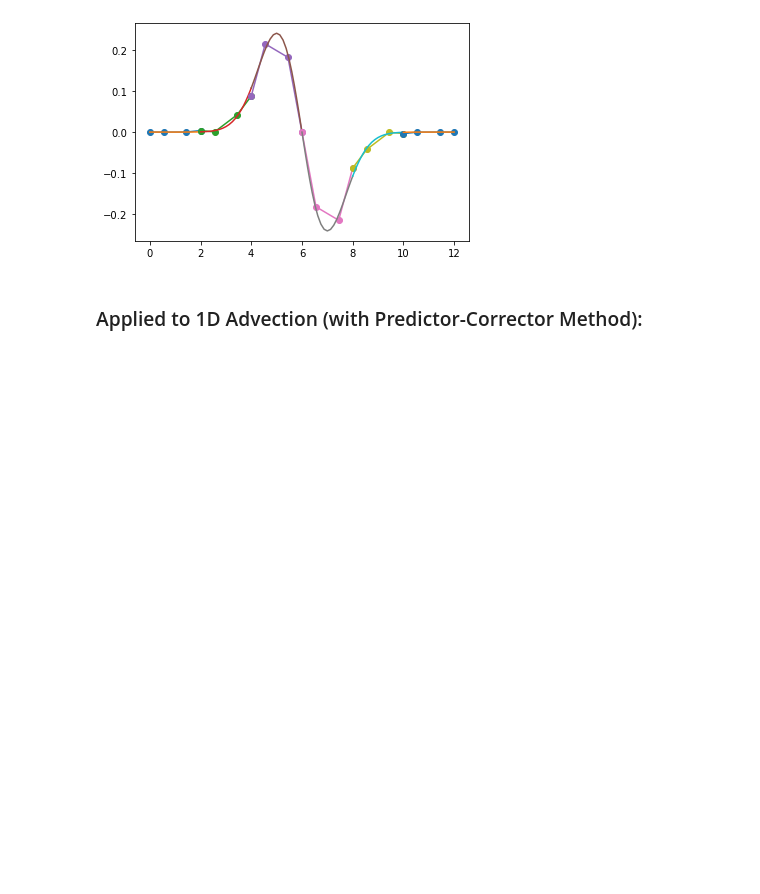
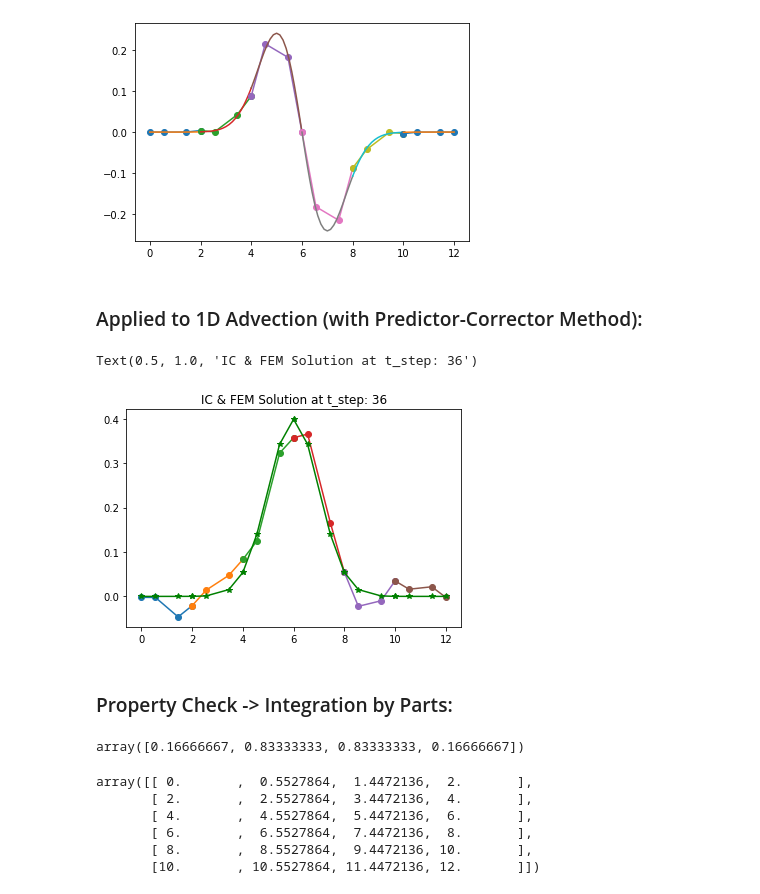
Before and after one commit to msingh1204/FEM, a Jupyter notebook: FEM_Multi.ipynb, the cells around one changed output. Saved outputs shown, nothing was run; the diff lists cells and outputs as text; code cells hidden in the pictures; blank space fills up the shorter version.

```diff
--- a/FEM_Multi.ipynb
+++ b/FEM_Multi.ipynb
@@ -212,24 +215,42 @@ u = init_Guassian(npts, (L/2), 1)
-# %%
-SEM_dx(array_in, ):
-
-    V1 = vandermonde(int_points[i], 'Legendre')
-    V2 = Ld_vandermonde(int_points[i])
-    D = return_D(V1, V2)
-    d_values = np.matmul(D, value_array[i].transpose())
+# %%
+# Compute the derivative matrix:
+def SEM_dx(npts, u):
+
+    u_out = np.zeros_like(u)
+
+    for j in np.arange(npts.shape[0]):
+        V1 = vandermonde(npts[j], 'Legendre')
+        V2 = Ld_vandermonde(npts[j])
+        D = return_D(V1, V2)
+
+        u_out[j] = np.matmul(D, u[j].transpose())
+
+    return(boundary_mean(u_out, u_out.shape[0]))
 # %%
-t_steps = 30
+t_steps = 36
 CFL = 0.10
-dt = CFL * (2 * dx)
+dt = 0.1
+
+u = init_Guassian(npts, (L/2), 1)
 
 for i in np.arange(0, t_steps, dt):
 
-    u_mid = np.zeros(x_steps)
-    u_n = np.zeros(x_steps)
+    u_mid = np.zeros_like(u)
+    u_n = np.zeros_like(u)
 
     # Half time step:
-    for j in np.arange(1, x_steps-1): # Loop over elements
-        u_mid[j] = u[j] + (((dt / dx) / 2) * SEM_dx(u, j, 0))
+    u_mid = u - ((dt / 2) * SEM_dx(npts, u))
+    # Full time step:
+    u_n = u - ((dt) * SEM_dx(npts, u_mid))
 
-    # Full time step:
-    for j in np.arange(1, x_steps-1):
-        u_n[j] = u[j] + (((dt / dx)) * (SEM_dx(u_mid, j, 0)))
+    # Prepare for the next timestep:
+    u = u_n
+# %%
+plot_FEM(npts, u, 6)
+plot_FEM_ic(npts, init_Guassian(npts, (L/2), 1), 6)
+plt.title('IC & FEM Solution at t_step: 36')
+# %% [output]
+Text(0.5, 1.0, 'IC & FEM Solution at t_step: 36')
+[figure, added]
+# %% [markdown]
+### Property Check -> Integration by Parts:
@@ -235,0 +271,17 @@ for i in np.arange(0, t_steps, dt):
+# %%
+p_order = 3
+xinterior, w = roots_jacobi(p_order - 1,1,1) # returns interior GLL nodes from range -1 and 1
+GLL_points = np.pad(xinterior, (1, 1), 'constant', constant_values=(-1, 1))
+
+quad_weights(GLL_points)
+# %% [output]
+array([0.16666667, 0.83333333, 0.83333333, 0.16666667])
+# %%
+npts
+# %% [output]
+array([[ 0.       ,  0.5527864,  1.4472136,  2.       ],
+       [ 2.       ,  2.5527864,  3.4472136,  4.       ],
+       [ 4.       ,  4.5527864,  5.4472136,  6.       ],
+       [ 6.       ,  6.5527864,  7.4472136,  8.       ],
+       [ 8.       ,  8.5527864,  9.4472136, 10.       ],
+       [10.       , 10.5527864, 11.4472136, 12.       ]])
```
Also changed, not shown: parts of 5 cells of this notebook.
